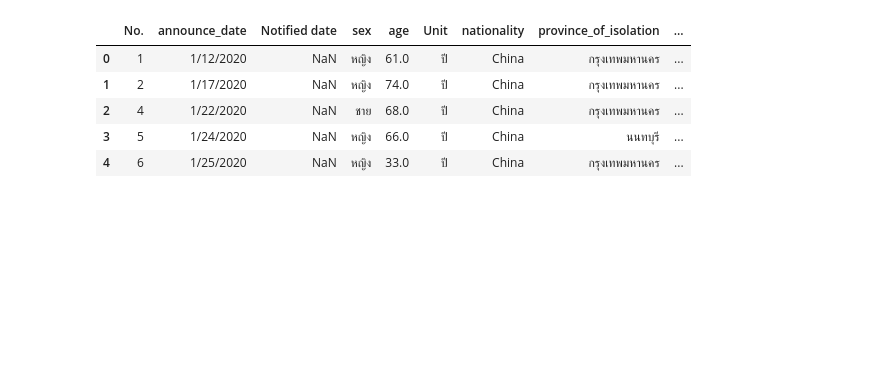
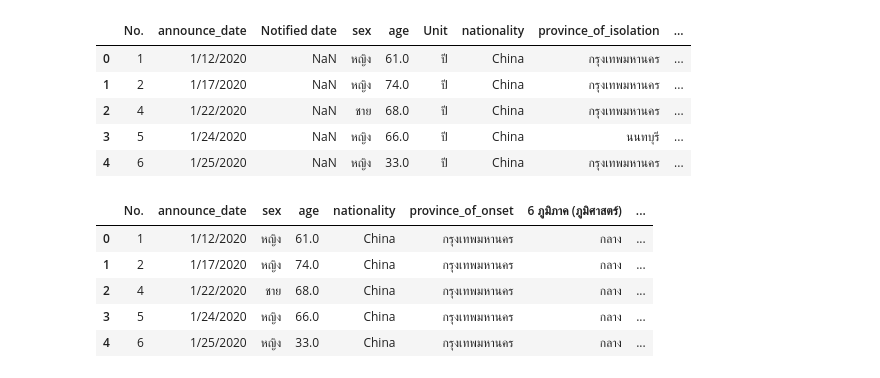
Before and after one commit to chanikansuksen/data_viz_2022, a Jupyter notebook: BasicPython&DataViz_midterm2022.ipynb, the cells around one changed output. Drawn from its saved outputs; the diff is of its cells as text; code cells hidden in the pictures; blank space fills up the shorter version.

```diff
--- a/BasicPython&DataViz_midterm2022.ipynb
+++ b/BasicPython&DataViz_midterm2022.ipynb
@@ -85,3 +97,13 @@ personalcovid_data.head()
 | 2 | 4 | 1/22/2020 | NaN | ชาย | 68.0 | ปี | China | กรุงเทพมหานคร | ... |
 | 3 | 5 | 1/24/2020 | NaN | หญิง | 66.0 | ปี | China | นนทบุรี | ... |
 | 4 | 6 | 1/25/2020 | NaN | หญิง | 33.0 | ปี | China | กรุงเทพมหานคร | ... |
+# %%
+personal_data = personalcovid_data[['No.', 'announce_date', 'sex', 'age', 'nationality', 'province_of_onset', '6 ภูมิภาค (ภูมิศาสตร์)', '4 ภูมิภาค (การเมือง)', '6 ภูมิภาค (อุตุนิยมวิทยา)', '5 ภูมิภาค (การท่องเที่ยว)']]
+personal_data.head()
+# %% [output]
+|  | No. | announce_date | sex | age | nationality | province_of_onset | 6 ภูมิภาค (ภูมิศาสตร์) | ... |
+| 0 | 1 | 1/12/2020 | หญิง | 61.0 | China | กรุงเทพมหานคร | กลาง | ... |
+| 1 | 2 | 1/17/2020 | หญิง | 74.0 | China | กรุงเทพมหานคร | กลาง | ... |
+| 2 | 4 | 1/22/2020 | ชาย | 68.0 | China | กรุงเทพมหานคร | กลาง | ... |
+| 3 | 5 | 1/24/2020 | หญิง | 66.0 | China | กรุงเทพมหานคร | กลาง | ... |
+| 4 | 6 | 1/25/2020 | หญิง | 33.0 | China | กรุงเทพมหานคร | กลาง | ... |
```
Also changed, not shown: parts of 46 cells of this notebook.
